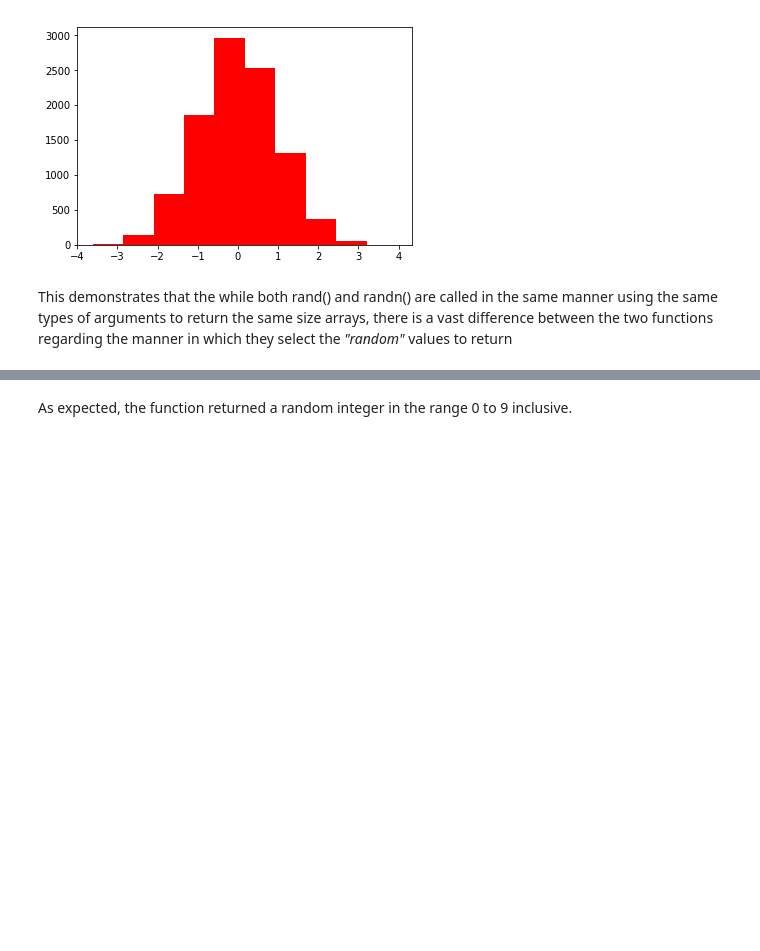
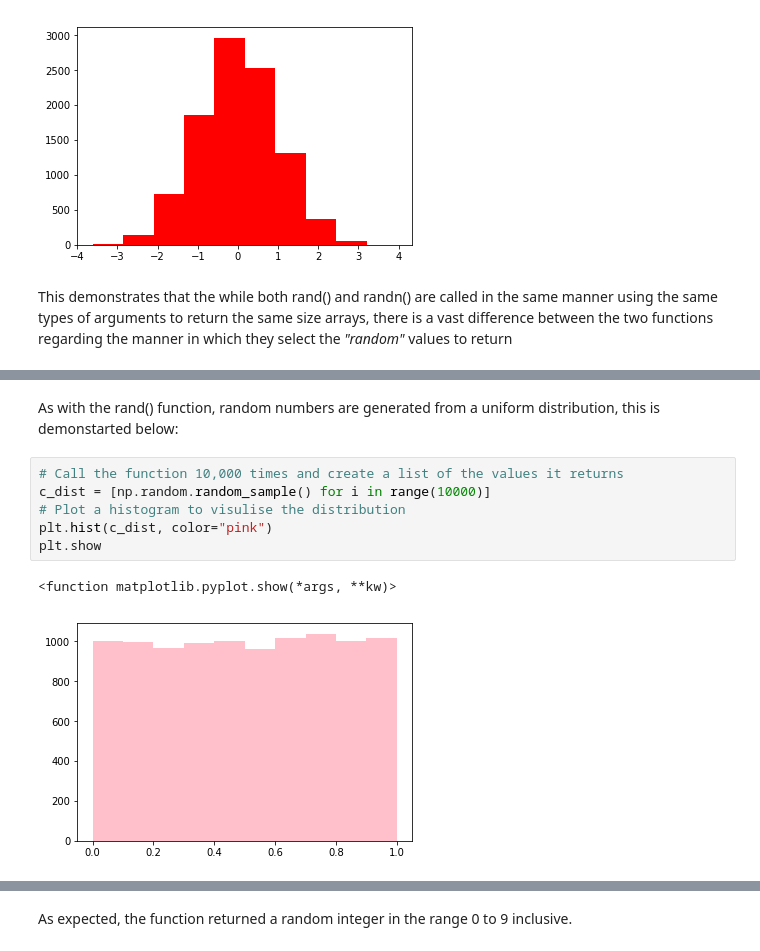
Before and after one commit to shkyler/gmit-pfda-exercises, a Jupyter notebook: numpyrandom.ipynb, the cells around one changed output, grey strips where cells are left out. Saved outputs shown, nothing was run; the diff lists cells and outputs as text; blank space fills up the shorter version.

```diff
--- a/numpyrandom.ipynb
+++ b/numpyrandom.ipynb
@@ -136,0 +159,11 @@ This demonstrates that the while both rand() and randn() are called in the same
+# %% [markdown]
+As with the rand() function, random numbers are generated from a uniform distribution, this is demonstarted below:
+# %%
+# Call the function 10,000 times and create a list of the values it returns
+c_dist = [np.random.random_sample() for i in range(10000)]
+# Plot a histogram to visulise the distribution
+plt.hist(c_dist, color="pink")
+plt.show
+# %% [output]
+<function matplotlib.pyplot.show(*args, **kw)>
+[figure, added]
```
Also changed, not shown: parts of 29 cells of this notebook.
